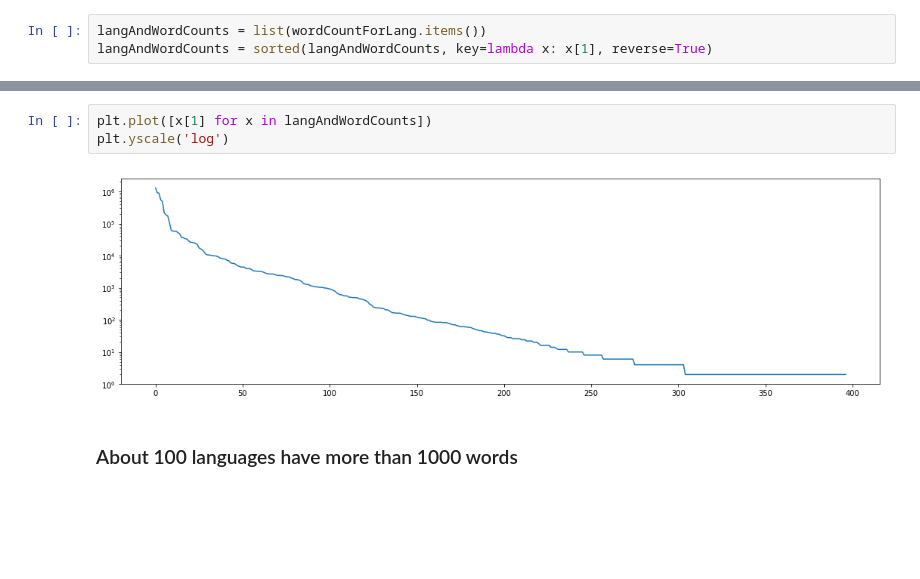
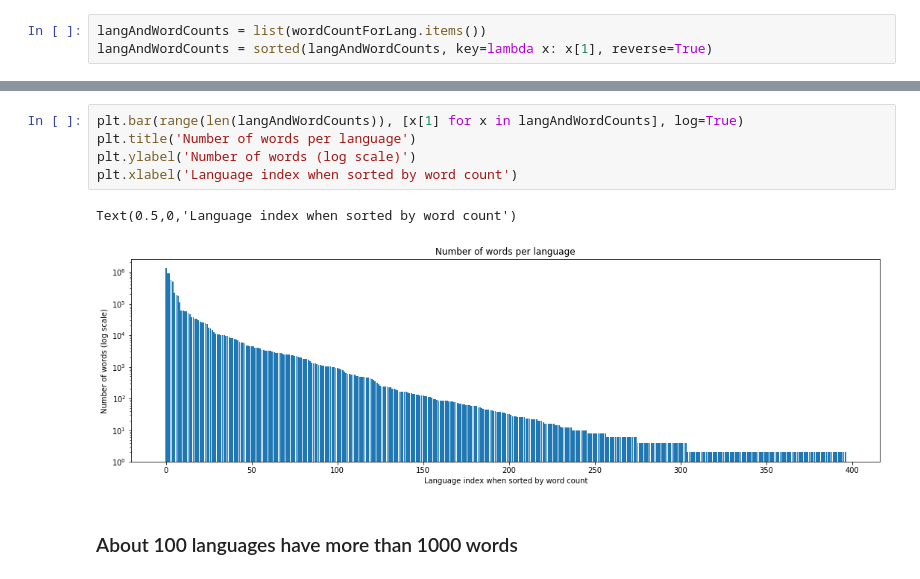
Before and after one commit to zifeo/Etymap, a Jupyter notebook: lab/exploration.ipynb, the cells around one changed output, grey strips where cells are left out. Drawn from its saved outputs; the diff is of its cells as text; blank space fills up the shorter version.

```diff
--- a/lab/exploration.ipynb
+++ b/lab/exploration.ipynb
@@ -159,10 +162,13 @@ Min words for any language: ('ndo', 2)
 Median words for any language: ('bar', 34)
 Max words for any language: ('lat', 1282431)
-# %%
-plt.plot([x[1] for x in langAndWordCounts])
-plt.yscale('log')
-# %% [output]
-[figure, removed]
+# %%
+plt.bar(range(len(langAndWordCounts)), [x[1] for x in langAndWordCounts], log=True)
+plt.title('Number of words per language')
+plt.ylabel('Number of words (log scale)')
+plt.xlabel('Language index when sorted by word count')
+# %% [output]
+Text(0.5,0,'Language index when sorted by word count')
+[figure, added]
 # %% [markdown]
 ### About 100 languages have more than 1000 words
 # %% [markdown]
```
Also changed, not shown: parts of 5 cells of this notebook, 11 other files.
